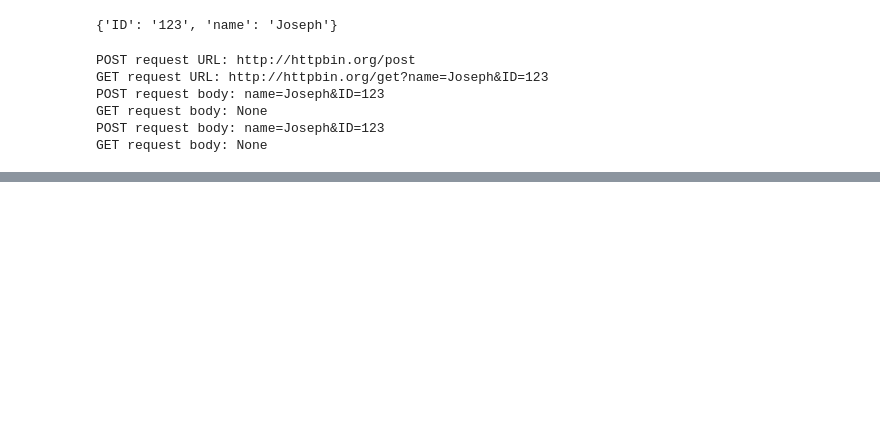
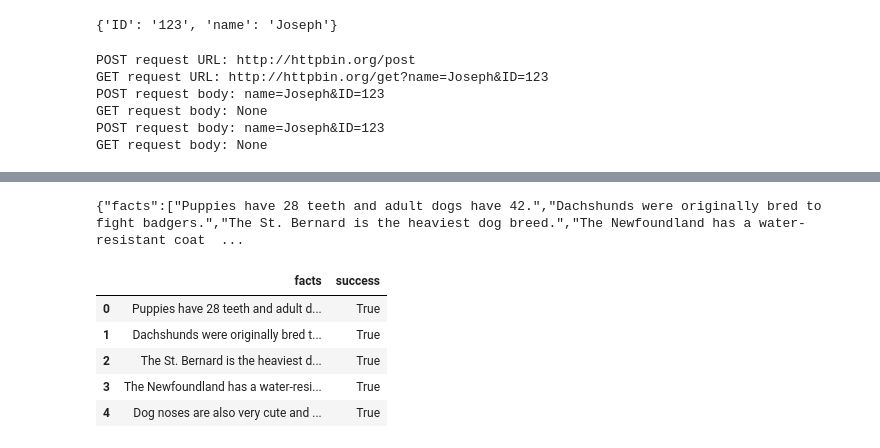
Before and after one commit to PosgradoMNA/actividades-de-aprendizaje-Pabloacostatec, a Jupyter notebook: Semana_3_Python_for_Data_Science.ipynb, the cells around one changed output, grey strips where cells are left out. Saved outputs shown, nothing was run; the diff lists cells and outputs as text; code cells hidden in the pictures; blank space fills up the shorter version.

```diff
--- a/Semana_3_Python_for_Data_Science.ipynb
+++ b/Semana_3_Python_for_Data_Science.ipynb
@@ -247,0 +334,22 @@ GET request body: None
+# %%
+#Using requests.get("url") function, load your data.
+
+import requests
+response = requests.get("http://dog-api.kinduff.com/api/facts?number=5")
+print(response.text)
+
+#Retrieve results using json.loads() function.
+ConvertDF = json.loads(response.text)
+
+#Convert json data into pandas data frame.
+
+DogFactsDF = pd.DataFrame(ConvertDF)
+DogFactsDF
+# %% [output]
+{"facts":["Puppies have 28 teeth and adult dogs have 42.","Dachshunds were originally bred to fight badgers.","The St. Bernard is the heaviest dog breed.","The Newfoundland has a water-resistant coat  ...
+|  | facts | success |
+| 0 | Puppies have 28 teeth and adult d... | True |
+| 1 | Dachshunds were originally bred t... | True |
+| 2 | The St. Bernard is the heaviest d... | True |
+| 3 | The Newfoundland has a water-resi... | True |
+| 4 | Dog noses are also very cute and ... | True |
```
Also changed, not shown: parts of 8 cells of this notebook.
